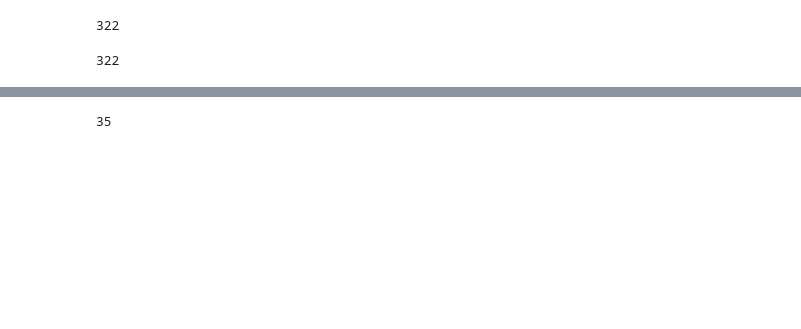
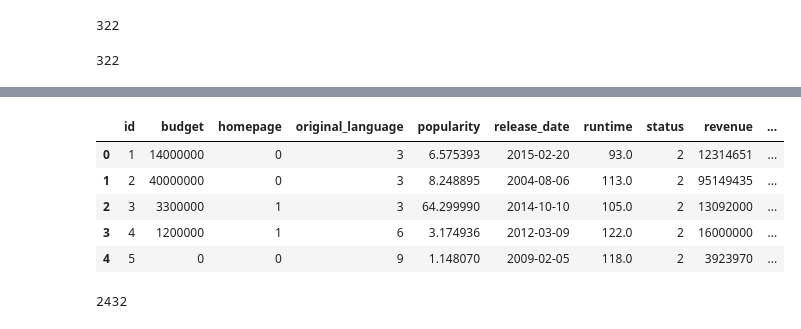
Before and after one commit to kiraplenkin/TMDB_Box_Office_Prediction, a Jupyter notebook: Another solution.ipynb, the cells around one changed output, grey strips where cells are left out. Drawn from its saved outputs; the diff is of its cells as text; code cells hidden in the pictures; blank space fills up the shorter version.

```diff
--- a/Another solution.ipynb
+++ b/Another solution.ipynb
@@ -261,20 +267,9 @@ test['status'] = test['status'].apply(lambda x: x if x in list_of_status else 'O
-# %%
-le = LabelEncoder()
-
-le.fit(test['status'])
-train['status'] = le.transform(train['status'])
-test['status'] = le.transform(test['status'])
-
-le.fit(train['original_language'])
-train['original_language'] = le.transform(train['original_language'])
-test['original_language'] = le.transform(test['original_language'])
-# %%
-train = train.drop(['imdb_id', 'poster_path'], axis=1)
-test = test.drop(['imdb_id', 'poster_path'], axis=1)
-
-gc.collect()
-# %% [output]
-35
+# %%
+for col in ['original_language', 'collection_name', 'all_genres', 'status']:
+    le = LabelEncoder()
+    le.fit(list(train[col].fillna('')) + list(test[col].fillna('')))
+    train[col] = le.transform(train[col].fillna('').astype(str))
+    test[col] = le.transform(test[col].fillna('').astype(str))
 # %%
 def fix_date(x):
 
@@ -303,3 +298,29 @@ def process_date(df):
 # %%
 train = process_date(train)
 test = process_date(test)
+# %%
+for col in ['title', 'tagline', 'overview', 'original_title']:
+    train['len_' + col] = train[col].fillna('').apply(lambda x: len(str(x)))
+    train['words_' + col] = train[col].fillna('').apply(lambda x: len(str(x.split(' '))))
+    train = train.drop(col, axis=1)
+
+    test['len_' + col] = test[col].fillna('').apply(lambda x: len(str(x)))
+    test['words_' + col] = test[col].fillna('').apply(lambda x: len(str(x.split(' '))))
+    test = test.drop(col, axis=1)
+# %%
+train.head()
+# %% [output]
+|  | id | budget | homepage | original_language | popularity | release_date | runtime | status | revenue | ... |
+| 0 | 1 | 14000000 | 0 | 3 | 6.575393 | 2015-02-20 | 93.0 | 2 | 12314651 | ... |
+| 1 | 2 | 40000000 | 0 | 3 | 8.248895 | 2004-08-06 | 113.0 | 2 | 95149435 | ... |
+| 2 | 3 | 3300000 | 1 | 3 | 64.299990 | 2014-10-10 | 105.0 | 2 | 13092000 | ... |
+| 3 | 4 | 1200000 | 1 | 6 | 3.174936 | 2012-03-09 | 122.0 | 2 | 16000000 | ... |
+| 4 | 5 | 0 | 0 | 9 | 1.148070 | 2009-02-05 | 118.0 | 2 | 3923970 | ... |
+# %%
+y = train['log_revenue']
+train = train.drop(['id', 'budget', 'release_date', 'revenue', 'log_revenue', 'imdb_id', 'poster_path'], axis=1)
+test = test.drop(['id', 'budget', 'release_date', 'imdb_id', 'poster_path'], axis=1)
+
+gc.collect()
+# %% [output]
+2432
```
Also changed, not shown: parts of 13 cells of this notebook, 2 other files.
